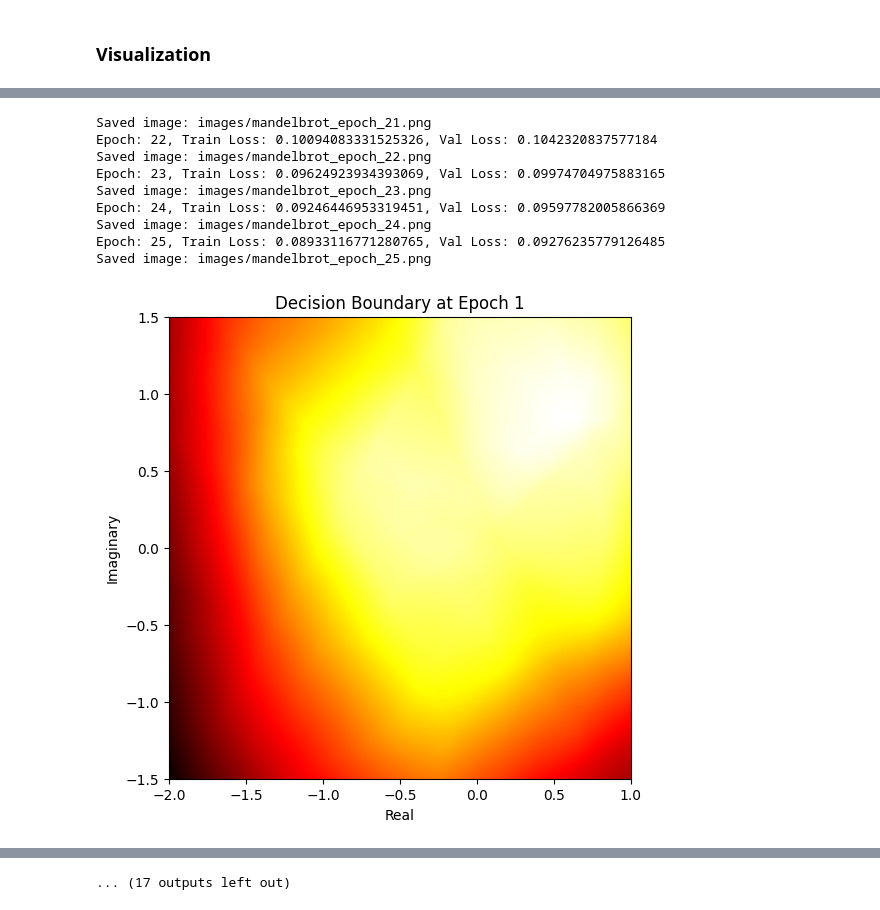
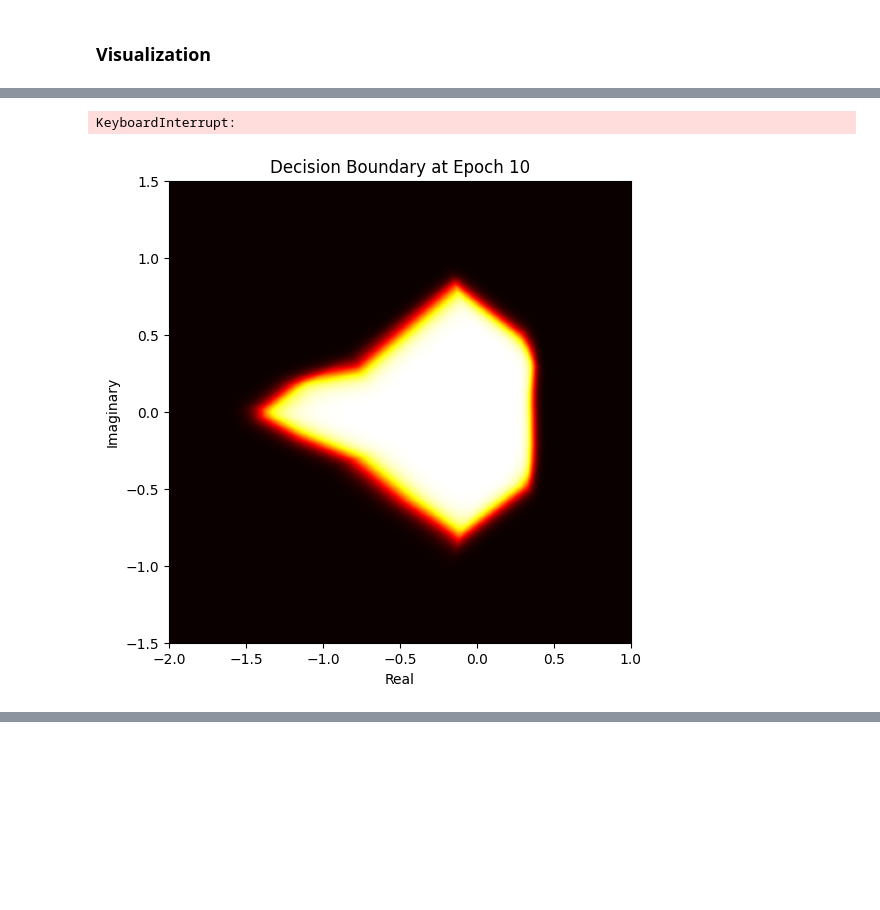
Before and after one commit to Charly21r/Mandelbrot-set-neural-net, a Jupyter notebook: main.ipynb, the cells around one changed output, grey strips where cells are left out. Saved outputs shown, nothing was run; the diff lists cells and outputs as text; code cells hidden in the pictures; blank space fills up the shorter version.

```diff
--- a/main.ipynb
+++ b/main.ipynb
@@ -5,6 +5,8 @@ import torch
 import torch.nn as nn
 import torch.optim as optim
 import matplotlib.pyplot as plt
+# %%
+device = ('cuda' if torch.cuda.is_available() else 'cpu')   # Check wether gpu is available
 # %% [markdown]
 ### The Mandelbrot set
 The Mandelbrot set is a two-dimensional set that is defined in the complex plane as the complex numbers $c$ for which the function $f_c(z) = z^2 + c $ does not diverge to infinity when iterated starting at $z=0$.
@@ -49,8 +51,8 @@ Is [1,0] in the set?: False
 ### Creating a dataset
 # %%
 # Define the range for the real and imaginary parts
-real_range = np.linspace(-2, 1, 50)
-imag_range = np.linspace(-1.5, 1.5, 50)
+real_range = np.linspace(-2, 1, 250)
+imag_range = np.linspace(-1.5, 1.5, 250)
 
 data = []
 for a in real_range:
@@ -153,14 +155,16 @@ def plot_decision_boundary(model, epoch, real_res=400, imag_res=400):
 
     grid_tensor = torch.tensor(grid, dtype=torch.float32)
 
+    model.to(device)
     # Set the model to evaluation mode
     model.eval()
     with torch.no_grad():
+        grid_tensor = grid_tensor.to(device)
         # Get the model's predictions (probabilities)
         predictions = model(grid_tensor)
 
     # Reshape the predictions back into a 2D image format
-    image_data = predictions.numpy().reshape((real_res, imag_res))
+    image_data = predictions.cpu().numpy().reshape((real_res, imag_res))
 
     plt.figure(figsize=(6, 6))
     plt.imshow(image_data.T, extent=[-2, 1, -1.5, 1.5], origin='lower', cmap='hot')
@@ -179,8 +183,10 @@ def plot_decision_boundary(model, epoch, real_res=400, imag_res=400):
 from torch.utils.data import TensorDataset, DataLoader
 
 def train(model, X_train, y_train, X_val, y_val, num_epoch=20, batch_size=16, lr=0.0001, criterion=nn.BCELoss(), visualize=False):
+    optimizer = optim.Adam(model.parameters(), lr=lr)
 
-    optimizer = optim.Adam(model.parameters(), lr=lr)
+    # Load model into GPU
+    model.to(device)
 
     # Convert data to PyTorch tensors
     X_train_tensor = torch.tensor(X_train.values, dtype=torch.float32)
@@ -206,6 +212,10 @@ def train(model, X_train, y_train, X_val, y_val, num_epoch=20, batch_size=16, lr
         model.train() # Set the model to training mode
         train_loss = 0
         for batch_X, batch_y in train_loader:
+            # Load into GPU
+            batch_X = batch_X.to(device)
+            batch_y = batch_y.to(device)
+
             # Forward pass
             outputs = model(batch_X)
             loss = criterion(outputs, batch_y)
@@ -221,6 +231,10 @@ def train(model, X_train, y_train, X_val, y_val, num_epoch=20, batch_size=16, lr
         val_loss = 0
         with torch.no_grad():
             for batch_X, batch_y in val_loader:
+                # Load into GPU
+                batch_X = batch_X.to(device)
+                batch_y = batch_y.to(device)
+
                 outputs = model(batch_X)
                 loss = criterion(outputs, batch_y)
 
@@ -236,7 +250,7 @@ def train(model, X_train, y_train, X_val, y_val, num_epoch=20, batch_size=16, lr
 
         # Plotting the set
         if visualize:
-            if (epoch + 1) % 1 == 0:    # Every epoch
+            if (epoch + 1) % 10 == 0:    # Every 10 epoch
                 plot_decision_boundary(model, epoch)
 
     # Plot the learning curves
@@ -493,19 +407,15 @@ Confusion Matrix:
 # %% [markdown]
 ### Visualization
 # %%
-# 1. Initialize the model you want to visualize
 vis_model = NeuralNet(num_hidden_layers=5)
 
-# 2. Call the new training function
-print("--- Training and Generating Visualization ---")
-# This will save an image at epochs 5, 10, 15, 20, and 25.
 trained_vis_model = train(
     vis_model,
     X_train,
     y_train,
     X_val,
     y_val,
-    num_epoch=25,
+    num_epoch=125,
     visualize=True
 )
 
@@ -531,10 +441,2 @@ Epoch: 21, Train Loss: 0.10674696919891764, Val Loss: 0.109584491699934
-Saved image: images/mandelbrot_epoch_21.png
-Epoch: 22, Train Loss: 0.10094083331525326, Val Loss: 0.1042320837577184
-Saved image: images/mandelbrot_epoch_22.png
-Epoch: 23, Train Loss: 0.09624923934393069, Val Loss: 0.09974704975883165
-Saved image: images/mandelbrot_epoch_23.png
-Epoch: 24, Train Loss: 0.09246446953319451, Val Loss: 0.09597782005866369
-Saved image: images/mandelbrot_epoch_24.png
-Epoch: 25, Train Loss: 0.08933116771280765, Val Loss: 0.09276235779126485
-Saved image: images/mandelbrot_epoch_25.png
+KeyboardInterrupt:
-[figure, old version]
+[figure, new version]
@@ -550 +444,0 @@ Saved image: images/mandelbrot_epoch_25.png
-... (17 outputs left out)
```
Also changed, not shown: parts of 8 cells of this notebook, 1 other file.
